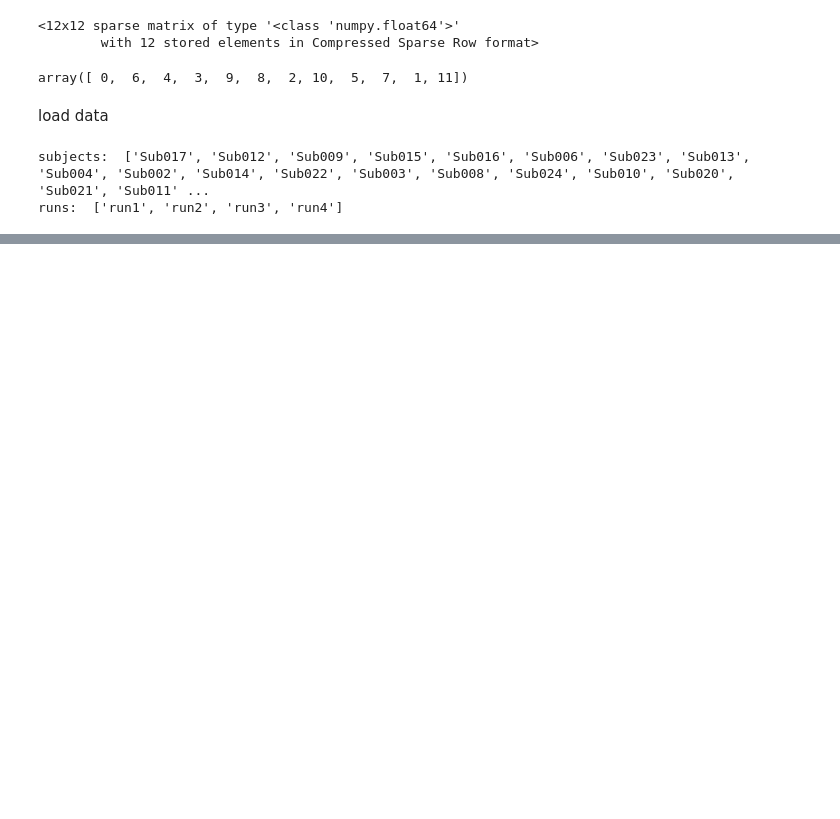
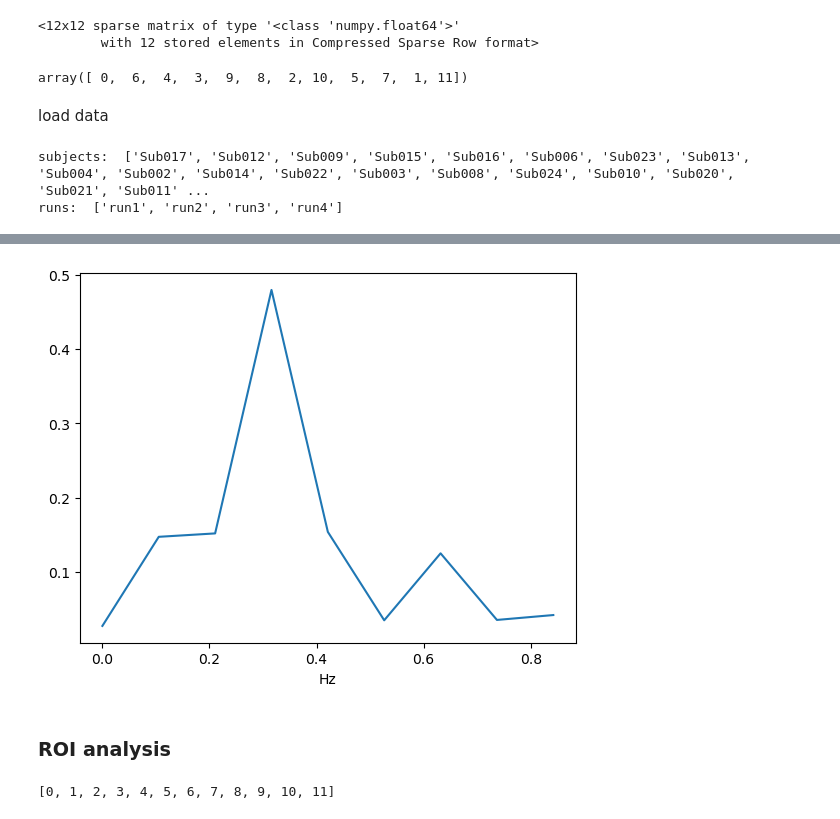
Before and after one commit to bianyuanop/multiview-feature-learning, a Jupyter notebook: cluster.ipynb, the cells around one changed output, grey strips where cells are left out. Saved outputs shown, nothing was run; the diff lists cells and outputs as text; code cells hidden in the pictures; blank space fills up the shorter version.

```diff
--- a/cluster.ipynb
+++ b/cluster.ipynb
@@ -121,0 +119,4 @@ KNeighborsClassifier(n_neighbors=20)
+# %%
+plot_freq(filtered, 2)
+# %% [output]
+[figure, added]
@@ -121,0 +129,7 @@ KNeighborsClassifier(n_neighbors=20)
+# %% [markdown]
+### ROI analysis
+# %%
+classes_numeric = [i for i in range(len(cate_enc.classes_))]
+classes_numeric
+# %% [output]
+[0, 1, 2, 3, 4, 5, 6, 7, 8, 9, 10, 11]
```
Also changed, not shown: parts of 74 cells of this notebook, 2 other files.
